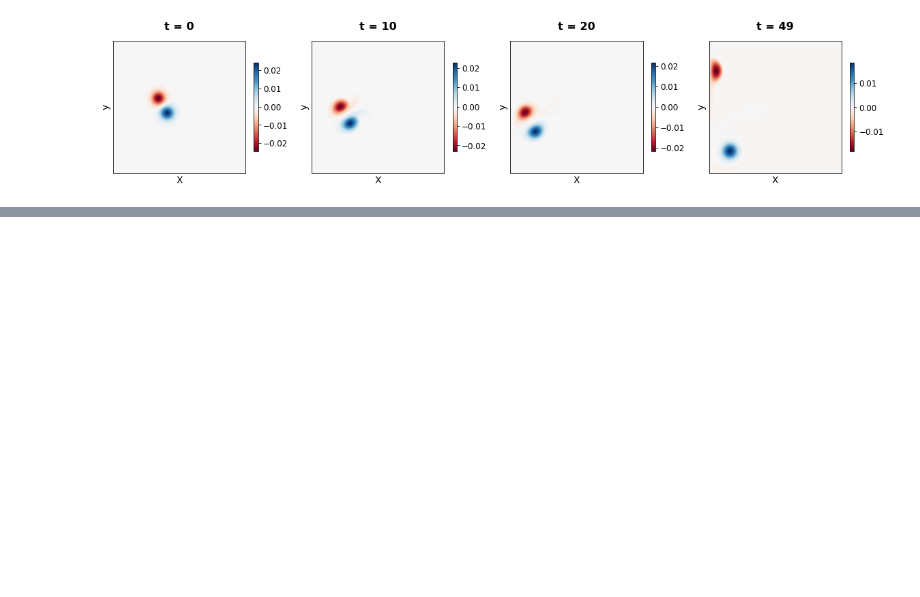
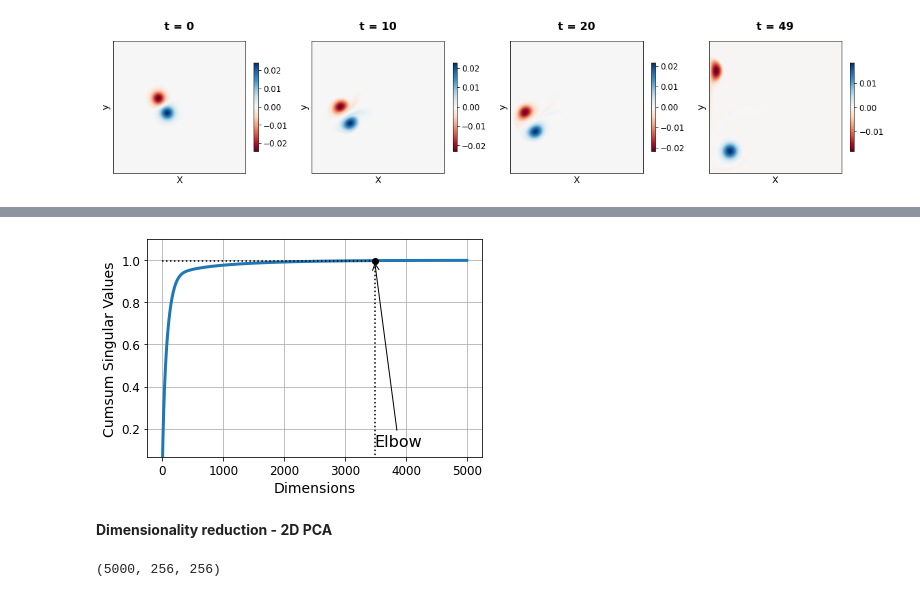
Before and after one commit to mustaphajola/msc-irp, a Jupyter notebook: PredGAN/Compression.ipynb, the cells around one changed output, grey strips where cells are left out. Saved outputs shown, nothing was run; the diff lists cells and outputs as text; code cells hidden in the pictures; blank space fills up the shorter version.

```diff
--- a/PredGAN/Compression.ipynb
+++ b/PredGAN/Compression.ipynb
@@ -222,0 +264,17 @@ plot_vortex(X_train3d[58], times)
+# %%
+plt.figure(figsize=(6,4))
+plt.plot(cumsum_sv, linewidth=3)
+plt.xlabel("Dimensions")
+plt.ylabel("Cumsum Singular Values")
+plt.ylim([cumsum_eig[0],1.1])
+plt.plot([d, d], [0, p], "k:")
+plt.plot([0, d], [p, p], "k:")
+plt.plot(d, p, "ko")
+plt.annotate("Elbow", xy=(d, p), xytext=(d, cumsum_eig[0]+0.05),
+             arrowprops=dict(arrowstyle="->"), fontsize=16)
+plt.grid(True)
+plt.show()
+# %% [output]
+[figure, added]
+# %% [markdown]
+**Dimensionality reduction - 2D PCA**
@@ -222,0 +283,4 @@ plot_vortex(X_train3d[58], times)
+# %%
+X_train2d.shape
+# %% [output]
+(5000, 256, 256)
```
Also changed, not shown: parts of 19 cells of this notebook.
